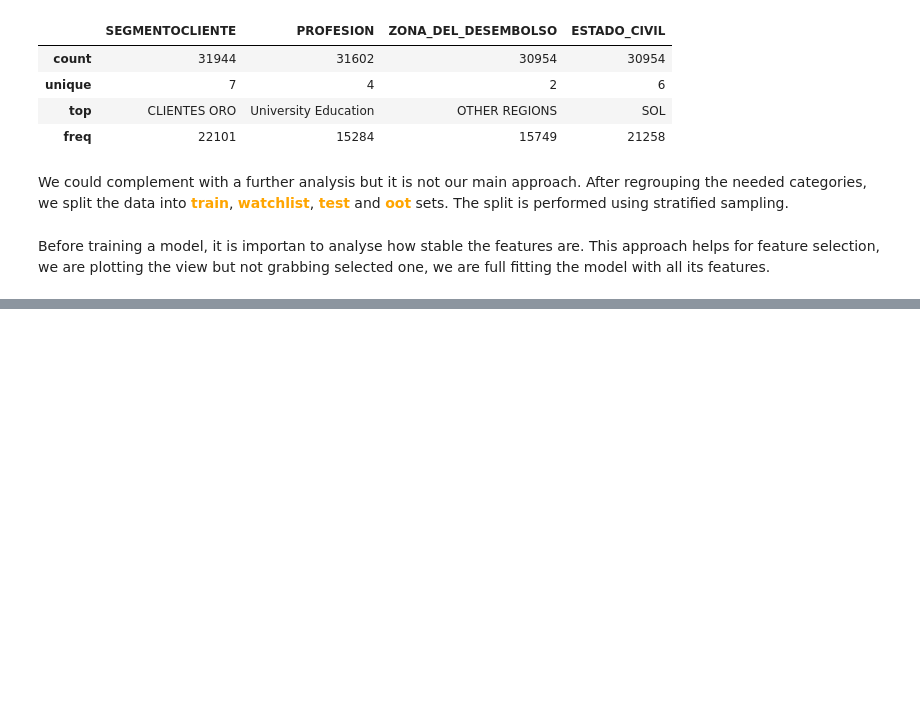
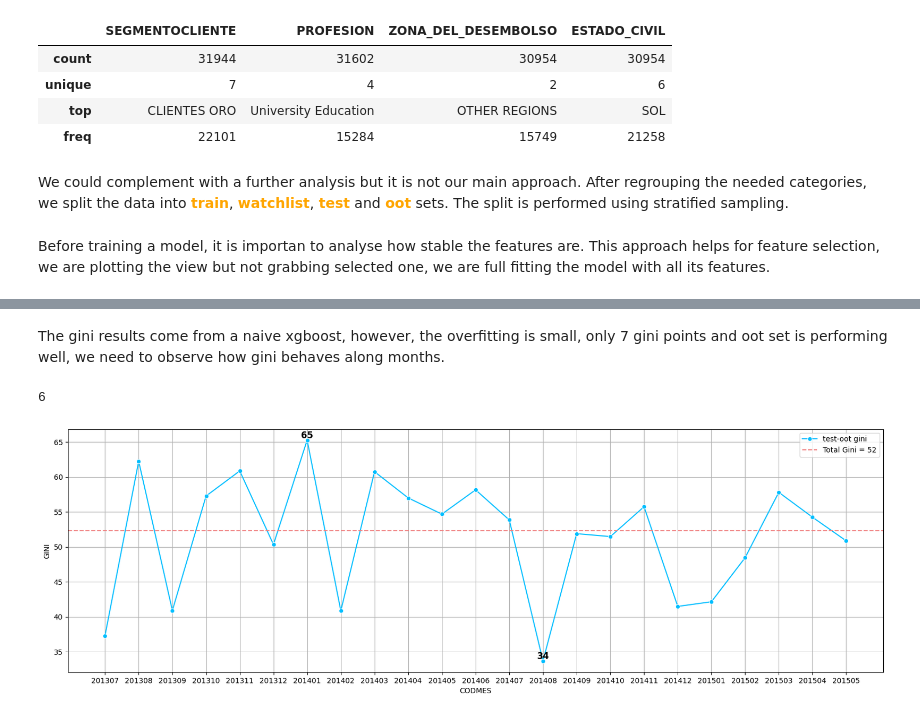
Before and after one commit to Brunoware/Credit-Risk-Segmentation, a Jupyter notebook: 01_eda_project_model_development[4_5].ipynb, the cells around one changed output, grey strips where cells are left out. Drawn from its saved outputs; the diff is of its cells as text; code cells hidden in the pictures; blank space fills up the shorter version.

```diff
--- a/01_eda_project_model_development[4_5].ipynb
+++ b/01_eda_project_model_development[4_5].ipynb
@@ -297,0 +391,49 @@ gini_in_time.transpose()
+# %% [markdown]
+The gini results come from a naive xgboost, however, the overfitting is small, only 7 gini points and oot set is performing well, we need to observe how gini behaves along months.
+# %%
+np.argmax(gini_in_time['GINI'])
+# %% [output]
+6
+# %%
+# get gini in time
+gini_in_time = data[data['SAMPLE'].isin(['test', 'oot'])].groupby(TIME_ID, as_index = False)\
+                                                         .apply(lambda df: gini_score(df, TARGET, 'prediction_single'))\
+                                                         .rename(columns = {None: 'GINI'})
+
+# plot gini in time
+# declare figure
+plt.figure(figsize = (20, 6))
+
+sns.lineplot(x = range(len(gini_in_time[TIME_ID])),
+             y = gini_in_time['GINI'],
+             color = 'deepskyblue',
+             marker = 'o',
+             label = 'test-oot gini')
+
+# add total gini
+total_gini = gini_score(data[data['SAMPLE'].isin(['test', 'oot'])], TARGET, 'prediction_single')
+plt.axhline(total_gini, color = 'lightcoral', ls = '--', label = f'Total Gini = {np.round(total_gini):.0f}')
+
+# get lowest and highest gini
+highest_gini = gini_in_time['GINI'].max()
+lowest_gini = gini_in_time['GINI'].min()
+
+# write only both of them
+for x_pos, y_pos in zip(range(len(gini_in_time[TIME_ID])), gini_in_time['GINI']):
+    if y_pos in (highest_gini, lowest_gini):
+        plt.text(x = x_pos,
+                 y = y_pos,
+                 s = f'{np.round(y_pos):.0f}',
+                 ha = 'center',
+                 va = 'bottom',
+                 fontdict = dict(fontsize = 12, weight = 'bold'))
+# set ticks
+plt.xticks(range(len(gini_in_time[TIME_ID])), gini_in_time[TIME_ID])
+
+# set x labels
+plt.xlabel(TIME_ID)
+plt.grid()
+plt.legend()
+plt.show()
+# %% [output]
+[figure, added]
```
Also changed, not shown: parts of 13 cells of this notebook, 8 other files.
